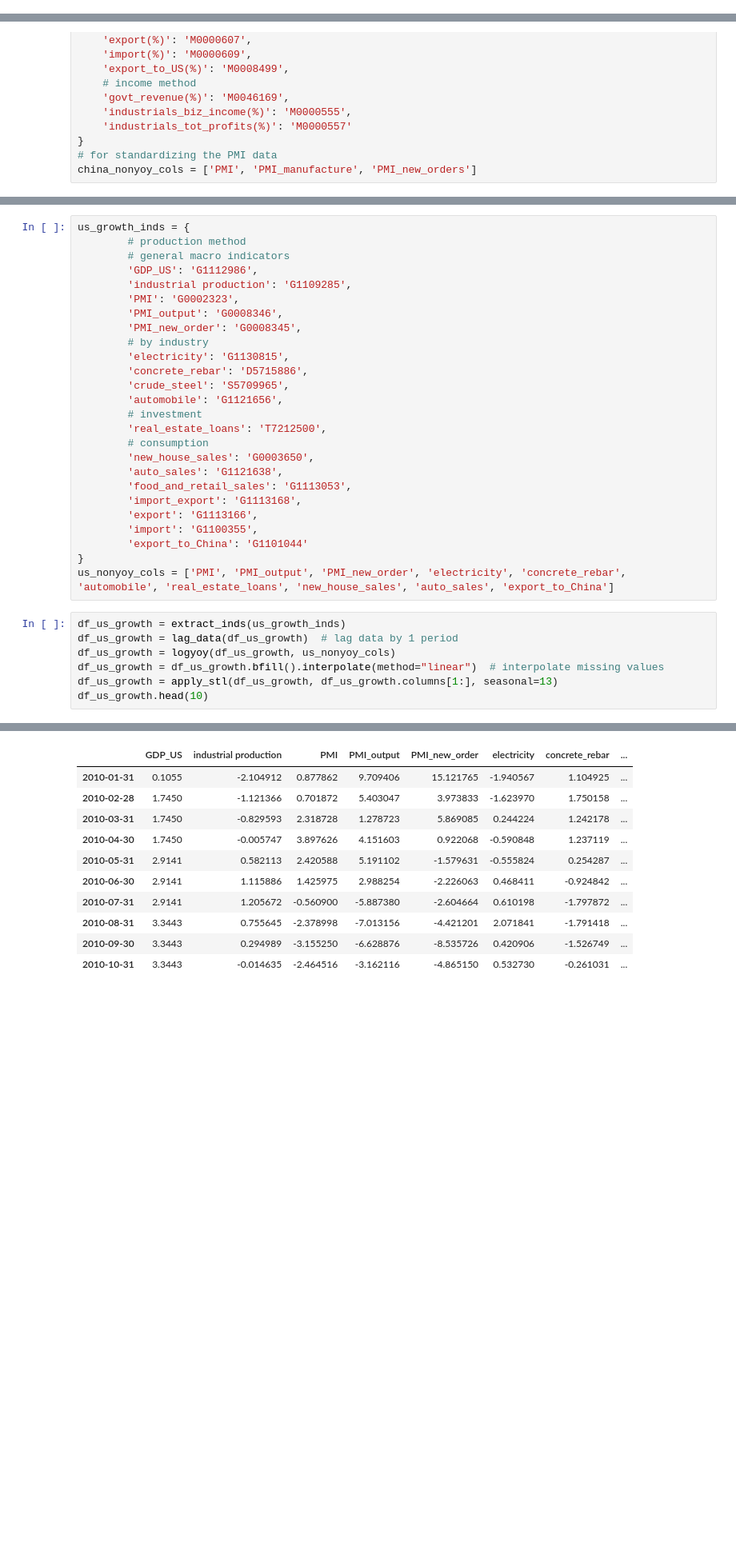
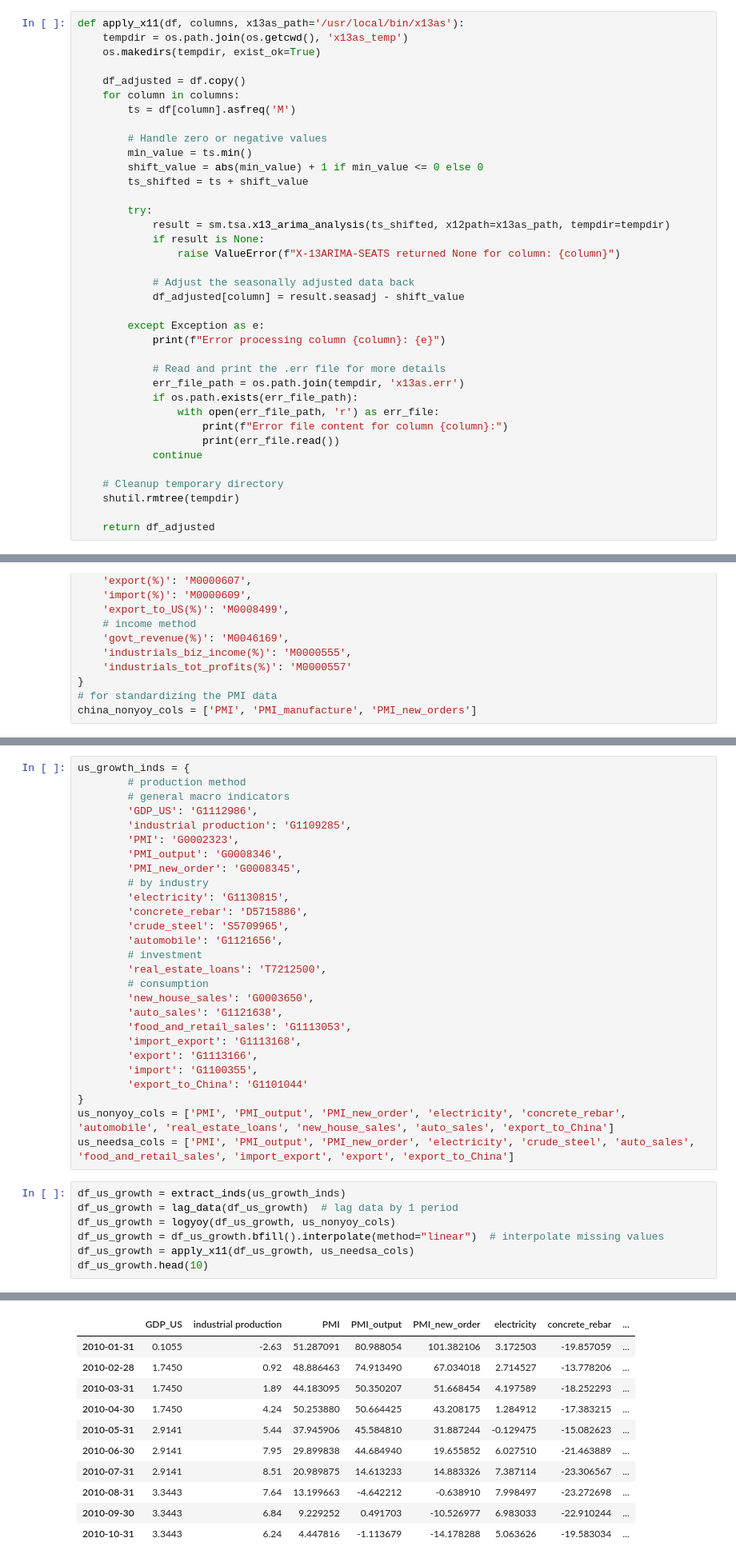
Before and after one commit to miaxiaozl/forex-project, a Jupyter notebook: notebooks/01_data_collection.ipynb, the cells around one changed output, grey strips where cells are left out. Shown: that part at 80% size. Drawn from its saved outputs; the diff is of its cells as text; blank space fills up the shorter version.

Commit message:
Switched from STL to X-11 Seasonal adjustment

```diff
--- a/notebooks/01_data_collection.ipynb
+++ b/notebooks/01_data_collection.ipynb
@@ -52,4 +44,41 @@ def lag_data(df, periods=1):
     df_lagged = df.shift(periods)
     df_lagged = df_lagged.iloc[periods:]  # Remove the first rows
     return df_lagged
+# %%
+def apply_x11(df, columns, x13as_path='/usr/local/bin/x13as'):
+    tempdir = os.path.join(os.getcwd(), 'x13as_temp')
+    os.makedirs(tempdir, exist_ok=True)
+
+    df_adjusted = df.copy()
+    for column in columns:
+        ts = df[column].asfreq('M')
+
+        # Handle zero or negative values
+        min_value = ts.min()
+        shift_value = abs(min_value) + 1 if min_value <= 0 else 0
+        ts_shifted = ts + shift_value
+
+        try:
+            result = sm.tsa.x13_arima_analysis(ts_shifted, x12path=x13as_path, tempdir=tempdir)
+            if result is None:
+                raise ValueError(f"X-13ARIMA-SEATS returned None for column: {column}")
+
+            # Adjust the seasonally adjusted data back
+            df_adjusted[column] = result.seasadj - shift_value
+
+        except Exception as e:
+            print(f"Error processing column {column}: {e}")
+
+            # Read and print the .err file for more details
+            err_file_path = os.path.join(tempdir, 'x13as.err')
+            if os.path.exists(err_file_path):
+                with open(err_file_path, 'r') as err_file:
+                    print(f"Error file content for column {column}:")
+                    print(err_file.read())
+            continue
+
+    # Cleanup temporary directory
+    shutil.rmtree(tempdir)
+
+    return df_adjusted
 # %%
@@ -260,11 +298,12 @@ us_growth_inds = {
         'export_to_China': 'G1101044'
 }
 us_nonyoy_cols = ['PMI', 'PMI_output', 'PMI_new_order', 'electricity', 'concrete_rebar', 'automobile', 'real_estate_loans', 'new_house_sales', 'auto_sales', 'export_to_China']
+us_needsa_cols = ['PMI', 'PMI_output', 'PMI_new_order', 'electricity', 'crude_steel', 'auto_sales', 'food_and_retail_sales', 'import_export', 'export', 'export_to_China']
 # %%
 df_us_growth = extract_inds(us_growth_inds)
 df_us_growth = lag_data(df_us_growth)  # lag data by 1 period
 df_us_growth = logyoy(df_us_growth, us_nonyoy_cols)
 df_us_growth = df_us_growth.bfill().interpolate(method="linear")  # interpolate missing values
-df_us_growth = apply_stl(df_us_growth, df_us_growth.columns[1:], seasonal=13)
+df_us_growth = apply_x11(df_us_growth, us_needsa_cols)
 df_us_growth.head(10)
 # %% [output]
@@ -271,14 +326,14 @@ df_us_growth.head(10)
 |  | GDP_US | industrial production | PMI | PMI_output | PMI_new_order | electricity | concrete_rebar | ... |
-| 2010-01-31 | 0.1055 | -2.104912 | 0.877862 | 9.709406 | 15.121765 | -1.940567 | 1.104925 | ... |
-| 2010-02-28 | 1.7450 | -1.121366 | 0.701872 | 5.403047 | 3.973833 | -1.623970 | 1.750158 | ... |
-| 2010-03-31 | 1.7450 | -0.829593 | 2.318728 | 1.278723 | 5.869085 | 0.244224 | 1.242178 | ... |
-| 2010-04-30 | 1.7450 | -0.005747 | 3.897626 | 4.151603 | 0.922068 | -0.590848 | 1.237119 | ... |
-| 2010-05-31 | 2.9141 | 0.582113 | 2.420588 | 5.191102 | -1.579631 | -0.555824 | 0.254287 | ... |
-| 2010-06-30 | 2.9141 | 1.115886 | 1.425975 | 2.988254 | -2.226063 | 0.468411 | -0.924842 | ... |
-| 2010-07-31 | 2.9141 | 1.205672 | -0.560900 | -5.887380 | -2.604664 | 0.610198 | -1.797872 | ... |
-| 2010-08-31 | 3.3443 | 0.755645 | -2.378998 | -7.013156 | -4.421201 | 2.071841 | -1.791418 | ... |
-| 2010-09-30 | 3.3443 | 0.294989 | -3.155250 | -6.628876 | -8.535726 | 0.420906 | -1.526749 | ... |
-| 2010-10-31 | 3.3443 | -0.014635 | -2.464516 | -3.162116 | -4.865150 | 0.532730 | -0.261031 | ... |
+| 2010-01-31 | 0.1055 | -2.63 | 51.287091 | 80.988054 | 101.382106 | 3.172503 | -19.857059 | ... |
+| 2010-02-28 | 1.7450 | 0.92 | 48.886463 | 74.913490 | 67.034018 | 2.714527 | -13.778206 | ... |
+| 2010-03-31 | 1.7450 | 1.89 | 44.183095 | 50.350207 | 51.668454 | 4.197589 | -18.252293 | ... |
+| 2010-04-30 | 1.7450 | 4.24 | 50.253880 | 50.664425 | 43.208175 | 1.284912 | -17.383215 | ... |
+| 2010-05-31 | 2.9141 | 5.44 | 37.945906 | 45.584810 | 31.887244 | -0.129475 | -15.082623 | ... |
+| 2010-06-30 | 2.9141 | 7.95 | 29.899838 | 44.684940 | 19.655852 | 6.027510 | -21.463889 | ... |
+| 2010-07-31 | 2.9141 | 8.51 | 20.989875 | 14.613233 | 14.883326 | 7.387114 | -23.306567 | ... |
+| 2010-08-31 | 3.3443 | 7.64 | 13.199663 | -4.642212 | -0.638910 | 7.998497 | -23.272698 | ... |
+| 2010-09-30 | 3.3443 | 6.84 | 9.229252 | 0.491703 | -10.526977 | 6.983033 | -22.910244 | ... |
+| 2010-10-31 | 3.3443 | 6.24 | 4.447816 | -1.113679 | -14.178288 | 5.063626 | -19.583034 | ... |
 # %%
 us_growth_ctrb = regress(df_us_growth, df_forex)
 us_growth_ctrb
```
Also changed, not shown: parts of 13 cells of this notebook.
